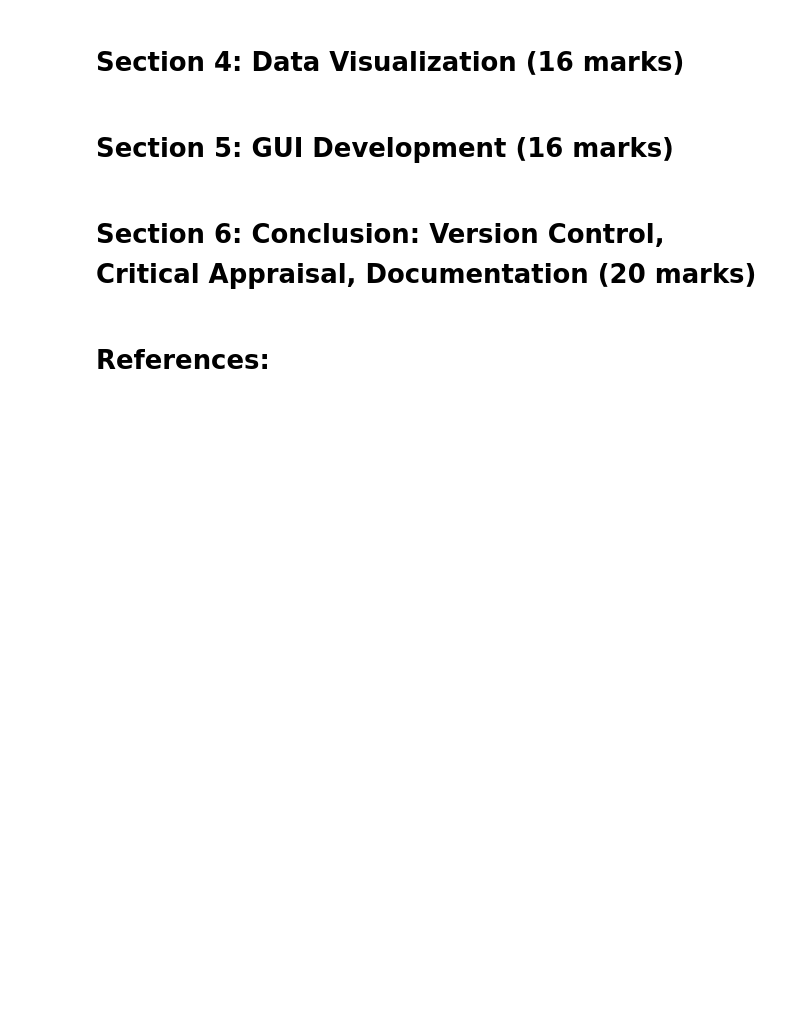
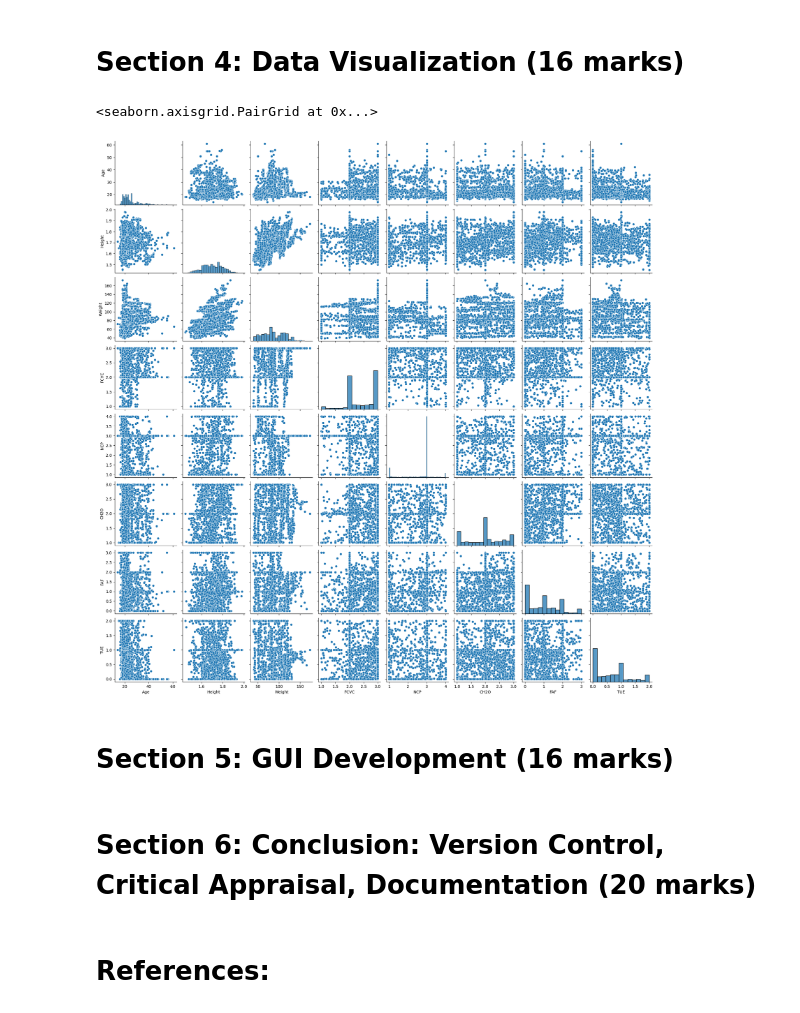
Before and after one commit to Ruthamey1/handling_data, a Jupyter notebook: NTU_N1019812_SOFT40161_CourseWork.ipynb, the cells around one changed output. Cells and saved outputs as stored; diff of their text form; code cells hidden in the pictures; blank space fills up the shorter version.

```diff
--- a/NTU_N1019812_SOFT40161_CourseWork.ipynb
+++ b/NTU_N1019812_SOFT40161_CourseWork.ipynb
@@ -184,0 +217,3 @@ data.head()
+# %%
+#Removing duplicates
+data = data.drop_duplicates()
@@ -188,6 +245,10 @@ data.head()
 # Section 4: Data Visualization (16 marks)
 # %%
 # Explanation and Documentation
+sns.pairplot(data)
+# %% [output]
+<seaborn.axisgrid.PairGrid at 0x...>
+[figure, added]
 # %%
 # Reflection on results
 # %% [markdown]
```
Also changed, not shown: parts of 3 cells of this notebook.
